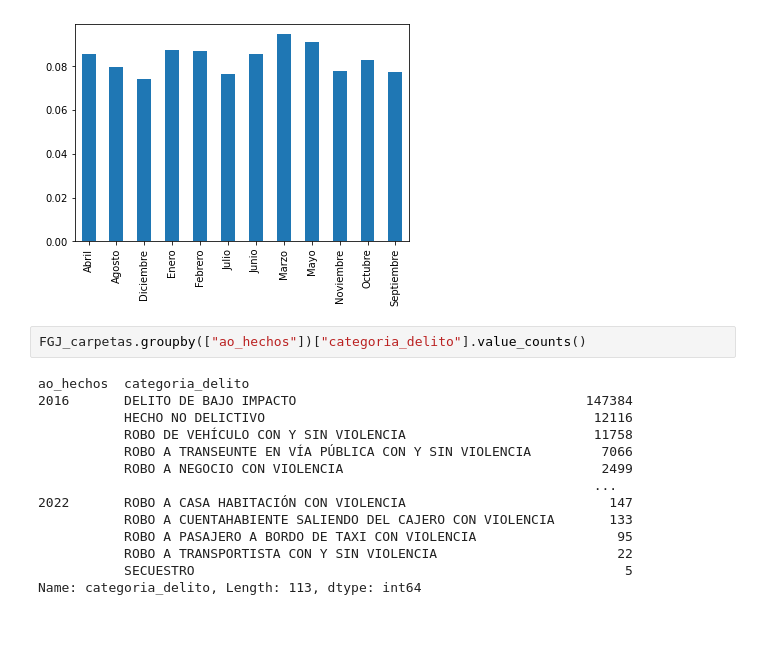
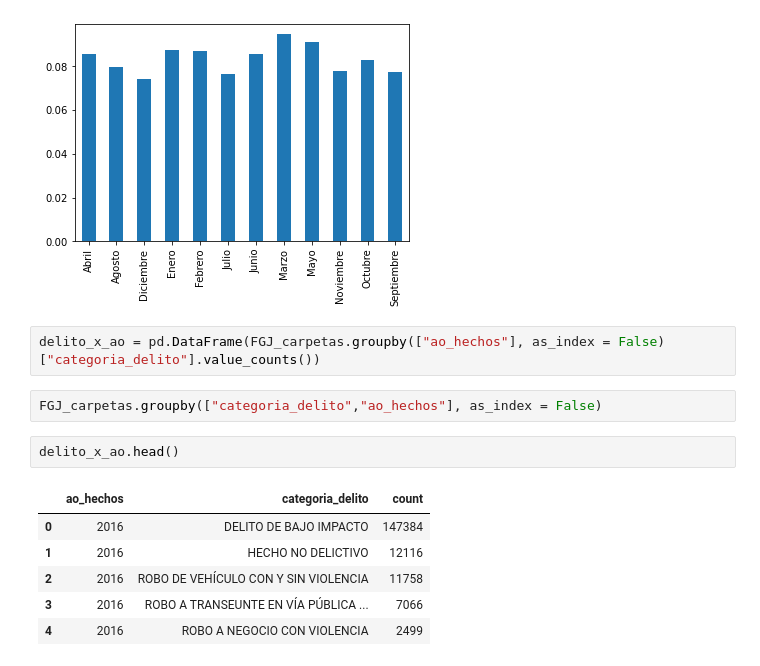
Before and after one commit to JoshiLeal/Metodos_de_DL_para_pronostico_de_series_de_tiempo_multivariadas, a Jupyter notebook: Notebooks/FGJ_Carpetas_EDA.ipynb, the cells around one changed output. Drawn from its saved outputs; the diff is of its cells as text; blank space fills up the shorter version.

```diff
--- a/Notebooks/FGJ_Carpetas_EDA.ipynb
+++ b/Notebooks/FGJ_Carpetas_EDA.ipynb
@@ -107,19 +108,16 @@ FGJ_carpetas["mes_hechos"].value_counts(normalize=True).sort_index().plot(kind =
 # %% [output]
 <AxesSubplot:>
 [figure]
+# %%
+delito_x_ao = pd.DataFrame(FGJ_carpetas.groupby(["ao_hechos"], as_index = False)["categoria_delito"].value_counts())
 # %%
-FGJ_carpetas.groupby(["ao_hechos"])["categoria_delito"].value_counts()
+FGJ_carpetas.groupby(["categoria_delito","ao_hechos"], as_index = False)
-# %% [output]
-ao_hechos  categoria_delito
-2016       DELITO DE BAJO IMPACTO                                     147384
-           HECHO NO DELICTIVO                                          12116
-           ROBO DE VEHÍCULO CON Y SIN VIOLENCIA                        11758
-           ROBO A TRANSEUNTE EN VÍA PÚBLICA CON Y SIN VIOLENCIA         7066
-           ROBO A NEGOCIO CON VIOLENCIA                                 2499
-                                                                       ...
-2022       ROBO A CASA HABITACIÓN CON VIOLENCIA                          147
-           ROBO A CUENTAHABIENTE SALIENDO DEL CAJERO CON VIOLENCIA       133
-           ROBO A PASAJERO A BORDO DE TAXI CON VIOLENCIA                  95
-           ROBO A TRANSPORTISTA CON Y SIN VIOLENCIA                       22
-           SECUESTRO                                                       5
-Name: categoria_delito, Length: 113, dtype: int64
+# %%
+delito_x_ao.head()
+# %% [output]
+|  | ao_hechos | categoria_delito | count |
+| 0 | 2016 | DELITO DE BAJO IMPACTO | 147384 |
+| 1 | 2016 | HECHO NO DELICTIVO | 12116 |
+| 2 | 2016 | ROBO DE VEHÍCULO CON Y SIN VIOLENCIA | 11758 |
+| 3 | 2016 | ROBO A TRANSEUNTE EN VÍA PÚBLICA ... | 7066 |
+| 4 | 2016 | ROBO A NEGOCIO CON VIOLENCIA | 2499 |
```
Also changed, not shown: parts of 5 cells of this notebook.
